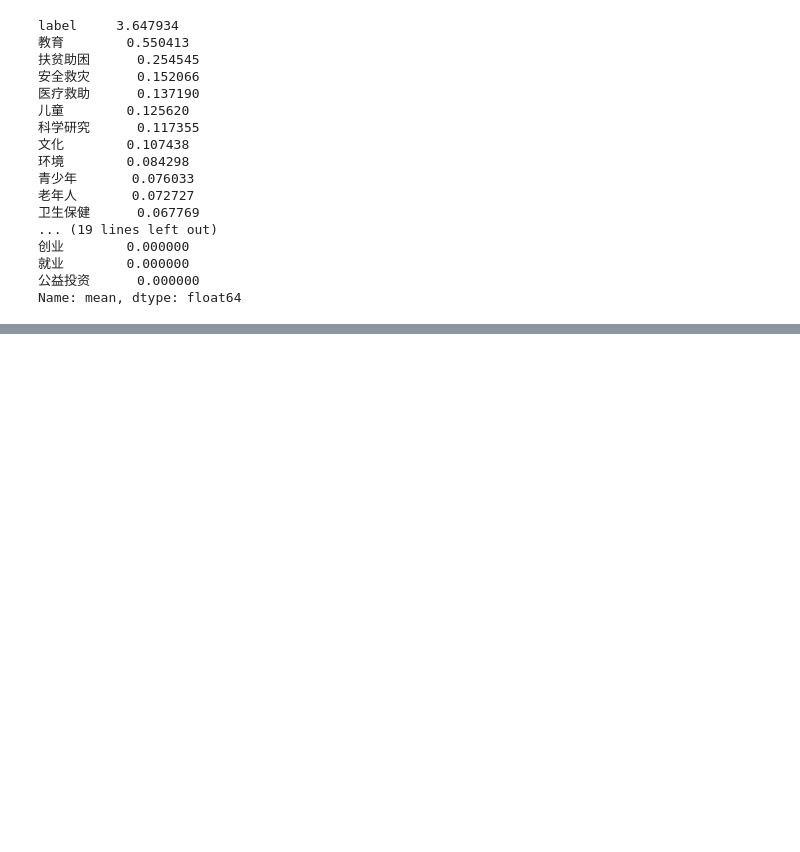
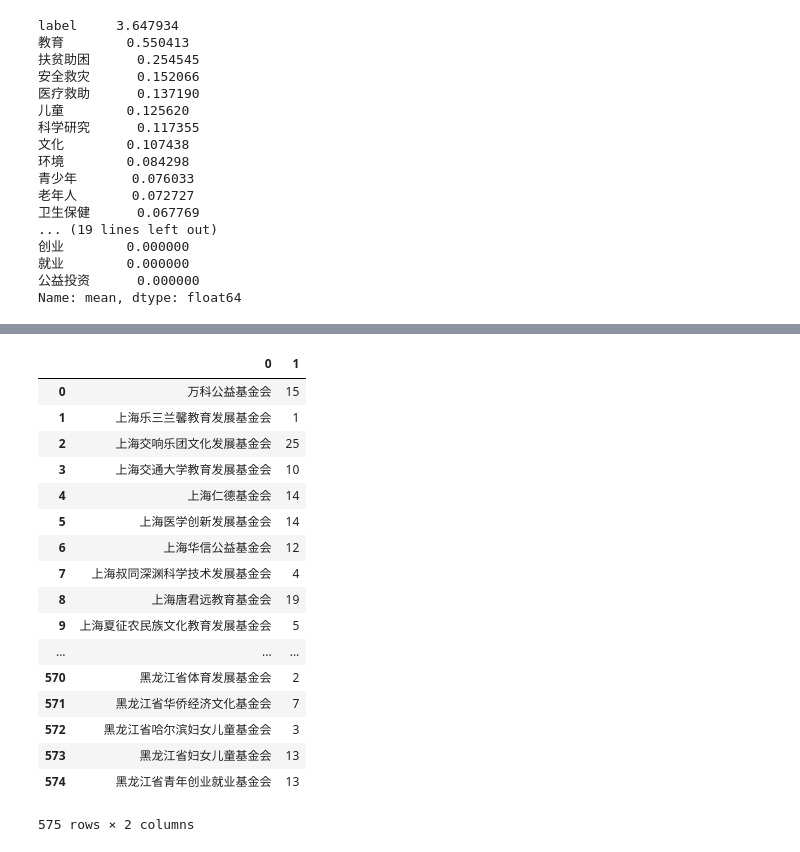
Before and after one commit to lq-yang/Songbird, a Jupyter notebook: chen_recsys.ipynb, the cells around one changed output, grey strips where cells are left out. Saved outputs shown, nothing was run; the diff lists cells and outputs as text; code cells hidden in the pictures; blank space fills up the shorter version.

```diff
--- a/chen_recsys.ipynb
+++ b/chen_recsys.ipynb
@@ -966,3 +966,7 @@ management = pd.read_csv("./data/主管单位信息.csv", header=0)
 # %%
 # 透明度信息
 purity = pd.read_csv("./data/透明度信息.csv", header=0)
+# %%
+popularity = pd.read_table("./data/foundation_popularity.txt", header=None, index_col=0)
+# %%
+popularity.columns = ['score']
@@ -968,0 +995,21 @@ purity = pd.read_csv("./data/透明度信息.csv", header=0)
+# %%
+popularity
+# %% [output]
+|  | 0 | 1 |
+| 0 | 万科公益基金会 | 15 |
+| 1 | 上海乐三兰馨教育发展基金会 | 1 |
+| 2 | 上海交响乐团文化发展基金会 | 25 |
+| 3 | 上海交通大学教育发展基金会 | 10 |
+| 4 | 上海仁德基金会 | 14 |
+| 5 | 上海医学创新发展基金会 | 14 |
+| 6 | 上海华信公益基金会 | 12 |
+| 7 | 上海叔同深渊科学技术发展基金会 | 4 |
+| 8 | 上海唐君远教育基金会 | 19 |
+| 9 | 上海夏征农民族文化教育发展基金会 | 5 |
+| ... | ... | ... |
+| 570 | 黑龙江省体育发展基金会 | 2 |
+| 571 | 黑龙江省华侨经济文化基金会 | 7 |
+| 572 | 黑龙江省哈尔滨妇女儿童基金会 | 3 |
+| 573 | 黑龙江省妇女儿童基金会 | 13 |
+| 574 | 黑龙江省青年创业就业基金会 | 13 |
+575 rows × 2 columns
```
Also changed, not shown: parts of 1 cell of this notebook, 14 other files.
